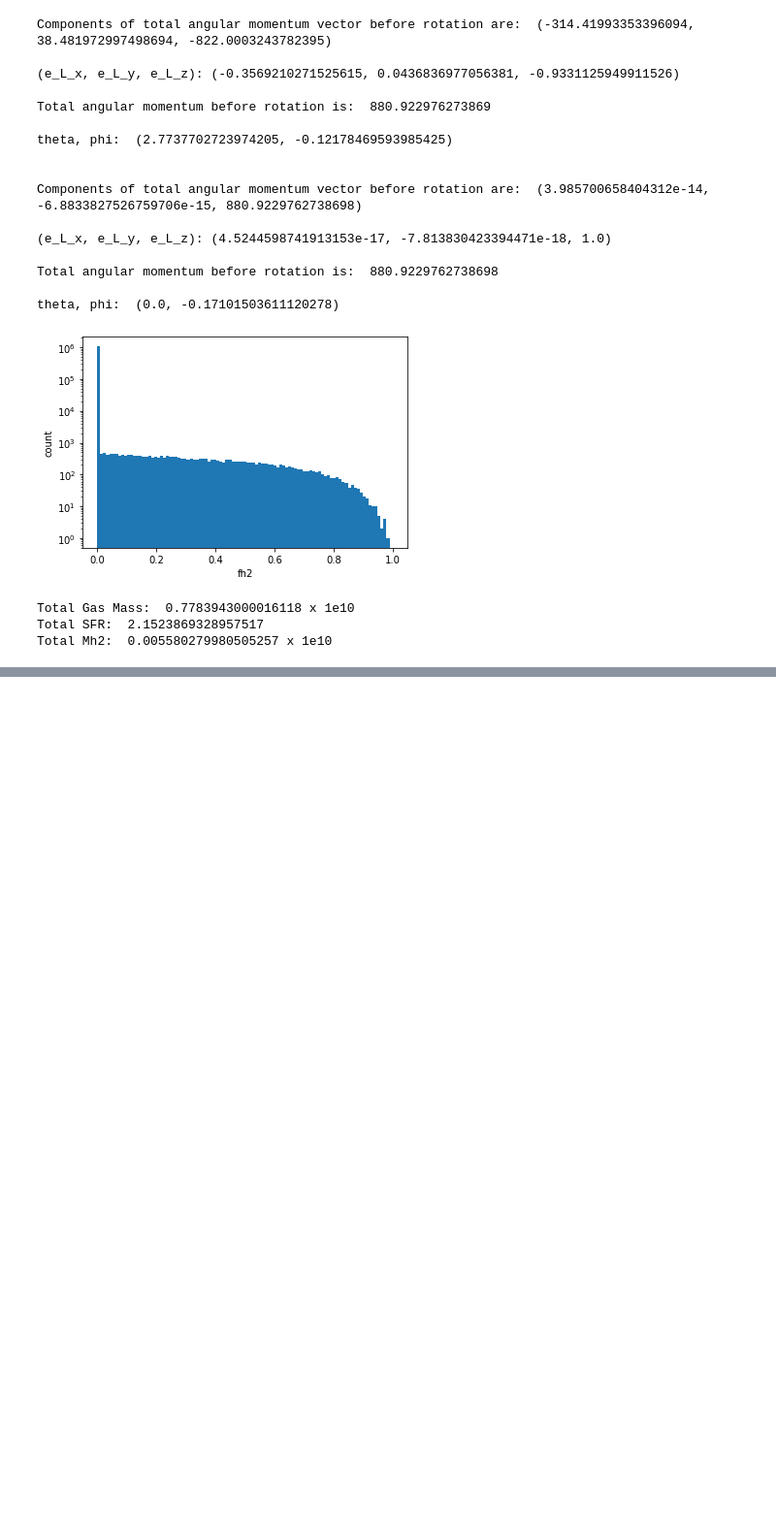
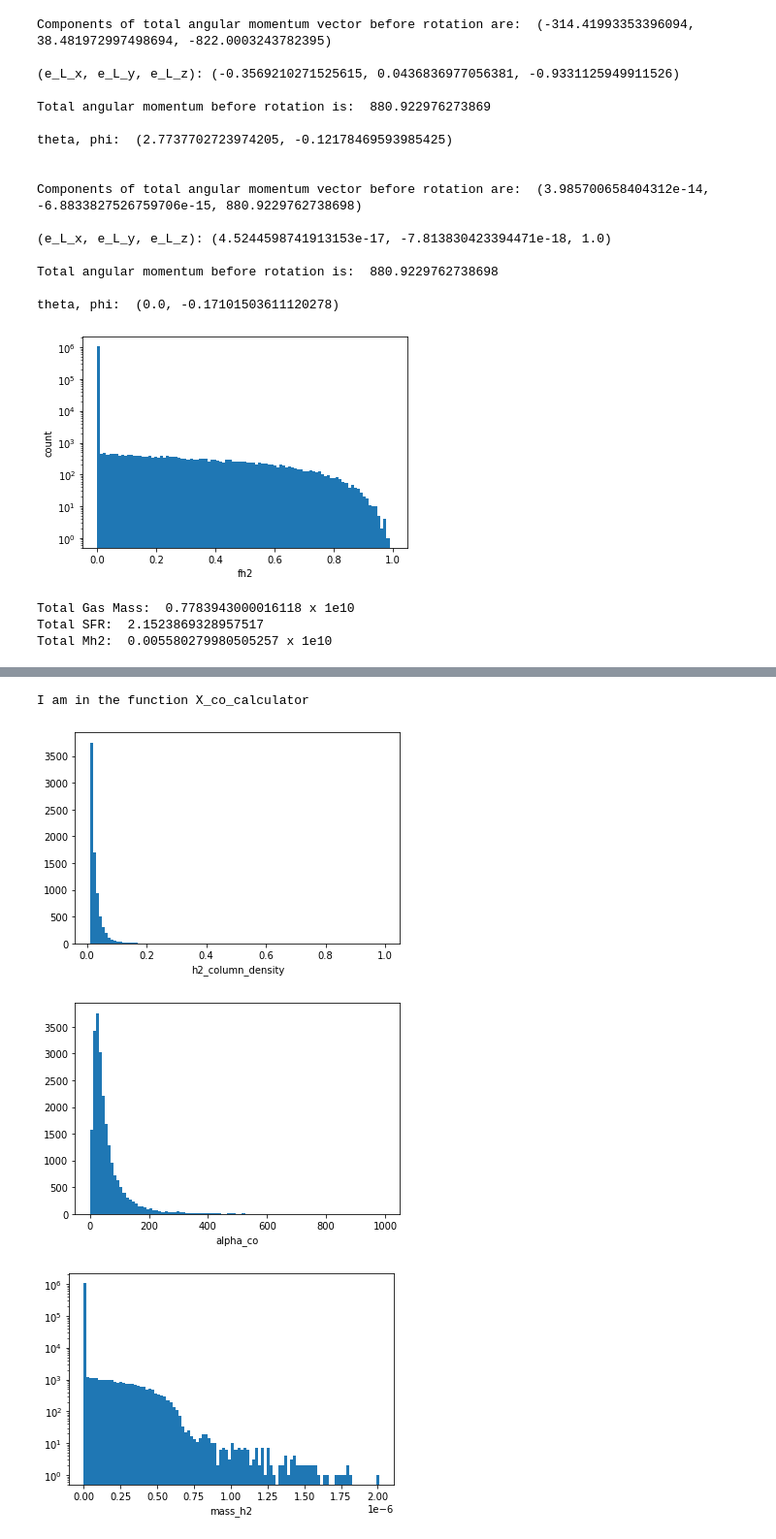
Before and after one commit to dtolgay/cita_semi_analytical_methods, a Jupyter notebook: gunjan/gunjan_semianalytical_analysis.ipynb, the cells around one changed output, grey strips where cells are left out. Shown: that part at 97% size. Saved outputs shown, nothing was run; the diff lists cells and outputs as text; code cells hidden in the pictures; blank space fills up the shorter version.

Commit message:
When my Xco calculator is used to calculate Lco for every gas particle Gunjan's and  my Mh2 calculations are nearly exactly the same

```diff
--- a/gunjan/gunjan_semianalytical_analysis.ipynb
+++ b/gunjan/gunjan_semianalytical_analysis.ipynb
@@ -25,6 +25,12 @@ omega_c    = omega_m - omega_b
 sigma_dust = 5.e-22    # cm^(2) g^(-1)]]
 h          = 0.7       # Hubble_parameter
 solar_metallicity = 0.02 #solar mass fraction
+# %%
+M_sun2gr            				= 1.99e33           # M☉ -> gr
+pc2cm               				= 3.08e18           # pc -> cm
+
+gr2M_sun = 1/M_sun2gr
+cm2pc = 1/pc2cm
 # %%
 snapshot = 120
 nsteps = 1 #SPECIFY THE LOOP STEP FOR SNAPSHOTS
@@ -169,7 +175,7 @@ theta, phi:  (0.0, -0.17101503611120278)
 Z_prime = total_metallicity/solar_metallicity
 
 
-h2_fraction, tau_c  			= funcs.return_h2_fraction_doga(gas_density, smoothing_gas, Z_prime, 1/4)
+h2_fraction, tau_c, local_column_density  = funcs.return_h2_fraction_doga(gas_density, smoothing_gas, Z_prime, 1/4)
 mass_h2      			= gas_mass*h2_fraction
 
 h2_mass_total 		= np.sum(mass_h2)
@@ -222,0 +290,34 @@ Total Mh2:  0.005580279980505257 x 1e10
+# %%
+# h2_column_density = mass_h2 / smoothing_gas # Smoothing gas is used instead of column density
+h2_column_density = local_column_density * h2_fraction # Smoothing gas is used in both calculations
+# Unit coversion
+h2_column_density = h2_column_density * M_sun2gr / pc2cm**2 # [gr / pc^2]
+
+X_co, X_co_solar_metallicity  = X_co_calculator_doga(
+    h2_column_density = h2_column_density,
+    metallicity = Z_prime,
+)
+
+# Calculating Lco
+alfa_co = X_co / 6.3e19 # [M_solar/pc^-2 (K-km s^-1)^-1]
+
+L_co = mass_h2 * 1e10 / alfa_co
+# %% [output]
+I am in the function X_co_calculator
+# %%
+plt.hist(h2_column_density, bins=np.linspace(1e-2, 1, 100))
+plt.xlabel("h2_column_density")
+plt.show()
+
+plt.hist(alfa_co, bins=np.linspace(0, 1000, 100))
+plt.xlabel("alpha_co")
+plt.show()
+
+plt.hist(mass_h2, bins=100)
+plt.xlabel("mass_h2")
+plt.yscale("log")
+plt.show()
+# %% [output]
+[figure, added]
+[figure, added]
+[figure, added]
```
Also changed, not shown: parts of 6 cells of this notebook, 2 other files.
